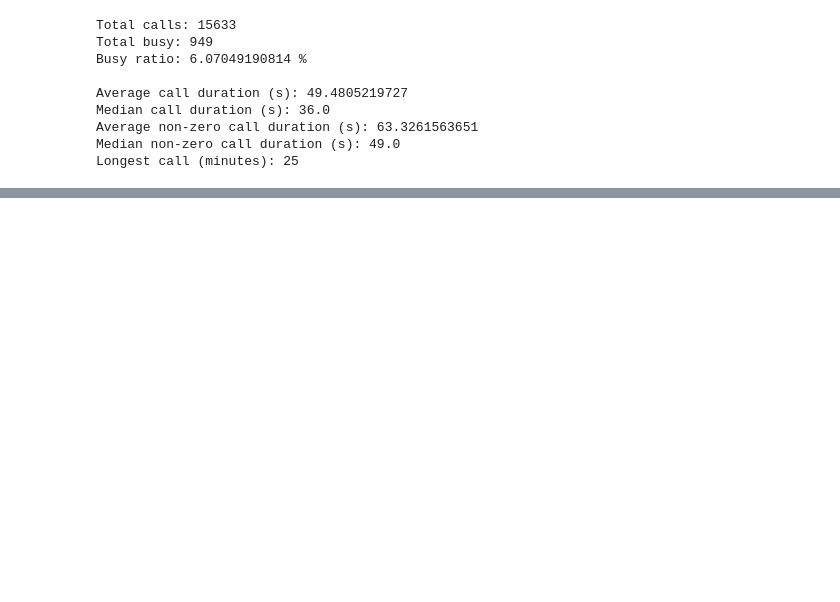
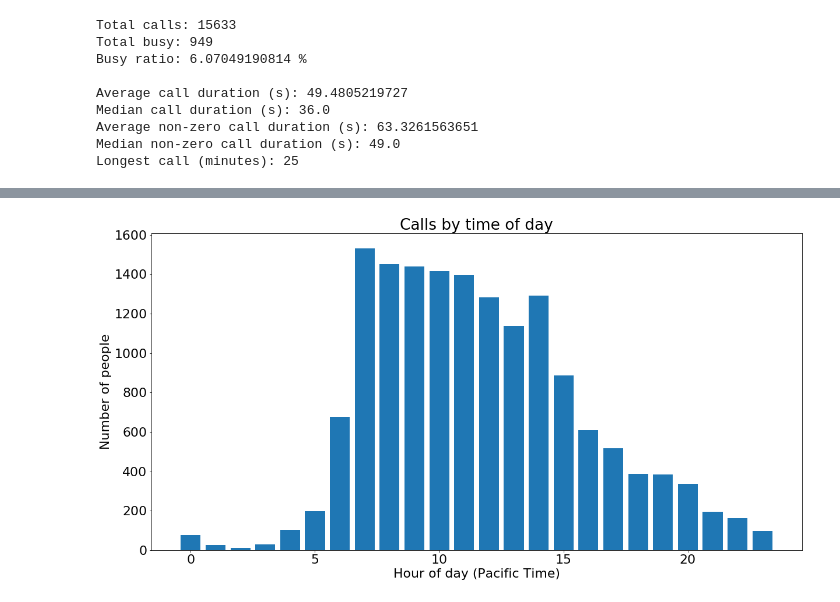
Before and after one commit to typpo/call-congress, a Jupyter notebook: scripts/Call log analysis.ipynb, the cells around one changed output, grey strips where cells are left out. Saved outputs shown, nothing was run; the diff lists cells and outputs as text; code cells hidden in the pictures; blank space fills up the shorter version.

```diff
--- a/scripts/Call log analysis.ipynb
+++ b/scripts/Call log analysis.ipynb
@@ -69,0 +87,11 @@ plt.show()
+# %%
+# Calls by time of day (PDT)
+minutes = [(x.tolist().time().hour - 7)%24 for x in np.array(merged['time'], dtype='datetime64[m]')]
+uniques, counts = np.unique(minutes, return_counts=True)
+plt.bar(uniques, counts)
+plt.gca().set_title('Calls by time of day')
+plt.gca().set_xlabel('Hour of day (Pacific Time)')
+plt.gca().set_ylabel('Number of people')
+plt.show()
+# %% [output]
+[figure, added]
```
Also changed, not shown: parts of 11 cells of this notebook.
